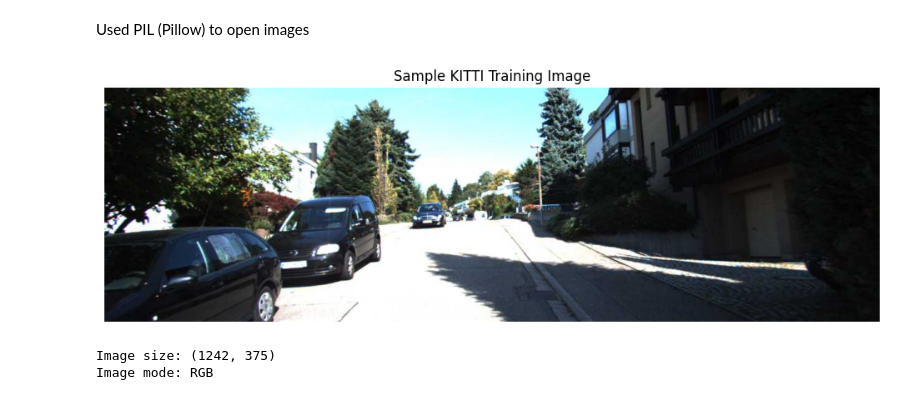
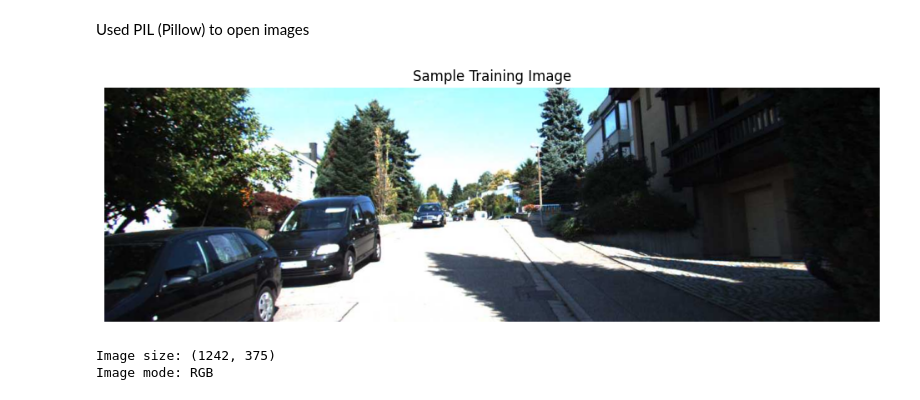
Before and after one commit to victorakins02/Convolutional-Neural-Network-on-Traffic-Images, a Jupyter notebook: DAML_CNN.ipynb, the cells around one changed output. Cells and saved outputs as stored; diff of their text form; code cells hidden in the pictures.

```diff
--- a/DAML_CNN.ipynb
+++ b/DAML_CNN.ipynb
@@ -78,21 +50,21 @@ Used PIL (Pillow) to open images
 # %%
 from PIL import Image
 
 # Pick a sample image
 img_path = 'images/train/004034.png'
 img = Image.open(img_path)
 
 # Display it
 plt.figure(figsize=(12, 5))
 plt.imshow(img)
-plt.title('Sample KITTI Training Image')
+plt.title('Sample Training Image')
 plt.axis('off')
 plt.show()
 
 # Print basic info about the image
 print(f"Image size: {img.size}")
 print(f"Image mode: {img.mode}")
 # %% [output]
-[figure, old version]
+[figure, new version]
 Image size: (1242, 375)
 Image mode: RGB
```
Also changed, not shown: parts of 21 cells of this notebook.
